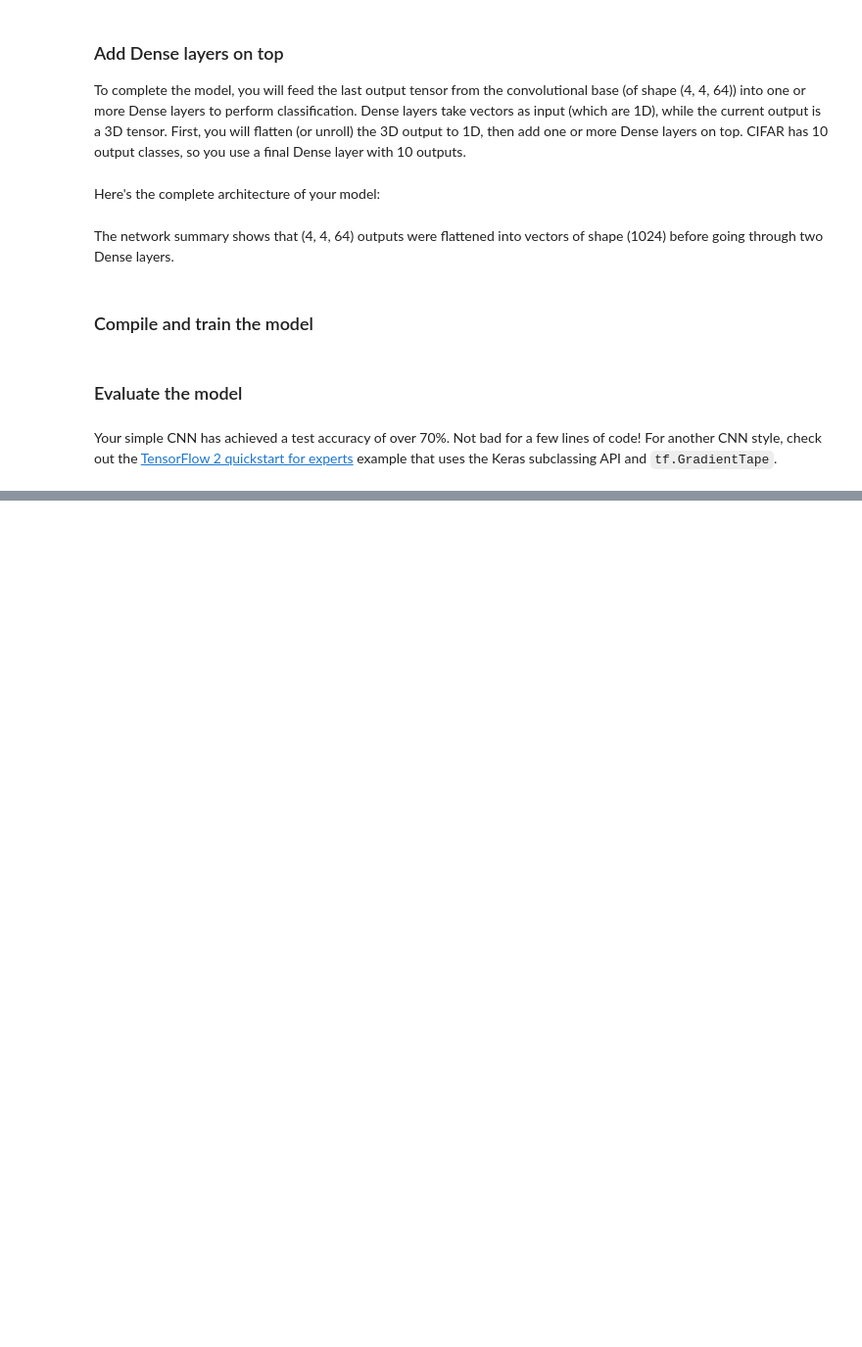
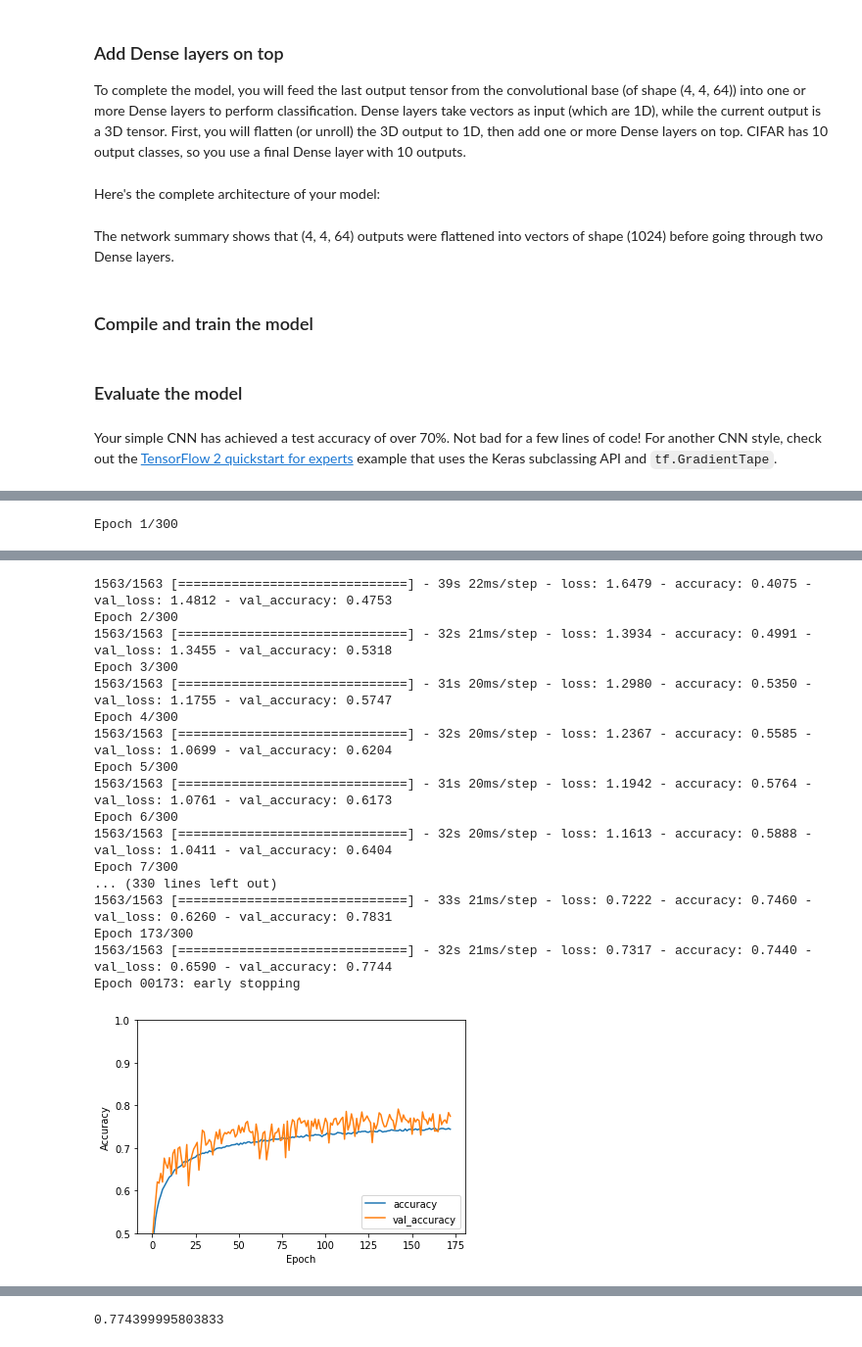
Before and after one commit to TuyenVo104/ee104, a Jupyter notebook: lab8/cnn.ipynb, the cells around one changed output, grey strips where cells are left out. Shown at 98% size. Cells and saved outputs as stored; diff of their text form; code cells hidden in the pictures; blank space fills up the shorter version.

```diff
--- a/lab8/cnn.ipynb
+++ b/lab8/cnn.ipynb
@@ -330,0 +340,4 @@ NotFoundError:  No algorithm worked!
+# %%
+batch_normalizemodel = batch_normalize_model()
+execute_model(batch_normalizemodel)
+# %% [output]
@@ -330,0 +361 @@ NotFoundError:  No algorithm worked!
+Epoch 1/300
@@ -330,0 +364,18 @@ NotFoundError:  No algorithm worked!
+1563/1563 [==============================] - 39s 22ms/step - loss: 1.6479 - accuracy: 0.4075 - val_loss: 1.4812 - val_accuracy: 0.4753
+Epoch 2/300
+1563/1563 [==============================] - 32s 21ms/step - loss: 1.3934 - accuracy: 0.4991 - val_loss: 1.3455 - val_accuracy: 0.5318
+Epoch 3/300
+1563/1563 [==============================] - 31s 20ms/step - loss: 1.2980 - accuracy: 0.5350 - val_loss: 1.1755 - val_accuracy: 0.5747
+Epoch 4/300
+1563/1563 [==============================] - 32s 20ms/step - loss: 1.2367 - accuracy: 0.5585 - val_loss: 1.0699 - val_accuracy: 0.6204
+Epoch 5/300
+1563/1563 [==============================] - 31s 20ms/step - loss: 1.1942 - accuracy: 0.5764 - val_loss: 1.0761 - val_accuracy: 0.6173
+Epoch 6/300
+1563/1563 [==============================] - 32s 20ms/step - loss: 1.1613 - accuracy: 0.5888 - val_loss: 1.0411 - val_accuracy: 0.6404
+Epoch 7/300
+... (330 lines left out)
+1563/1563 [==============================] - 33s 21ms/step - loss: 0.7222 - accuracy: 0.7460 - val_loss: 0.6260 - val_accuracy: 0.7831
+Epoch 173/300
+1563/1563 [==============================] - 32s 21ms/step - loss: 0.7317 - accuracy: 0.7440 - val_loss: 0.6590 - val_accuracy: 0.7744
+Epoch 00173: early stopping
+[figure, added]
@@ -330,0 +383 @@ NotFoundError:  No algorithm worked!
+0.774399995803833
```
Also changed, not shown: parts of 9 cells of this notebook, 6 other files.
